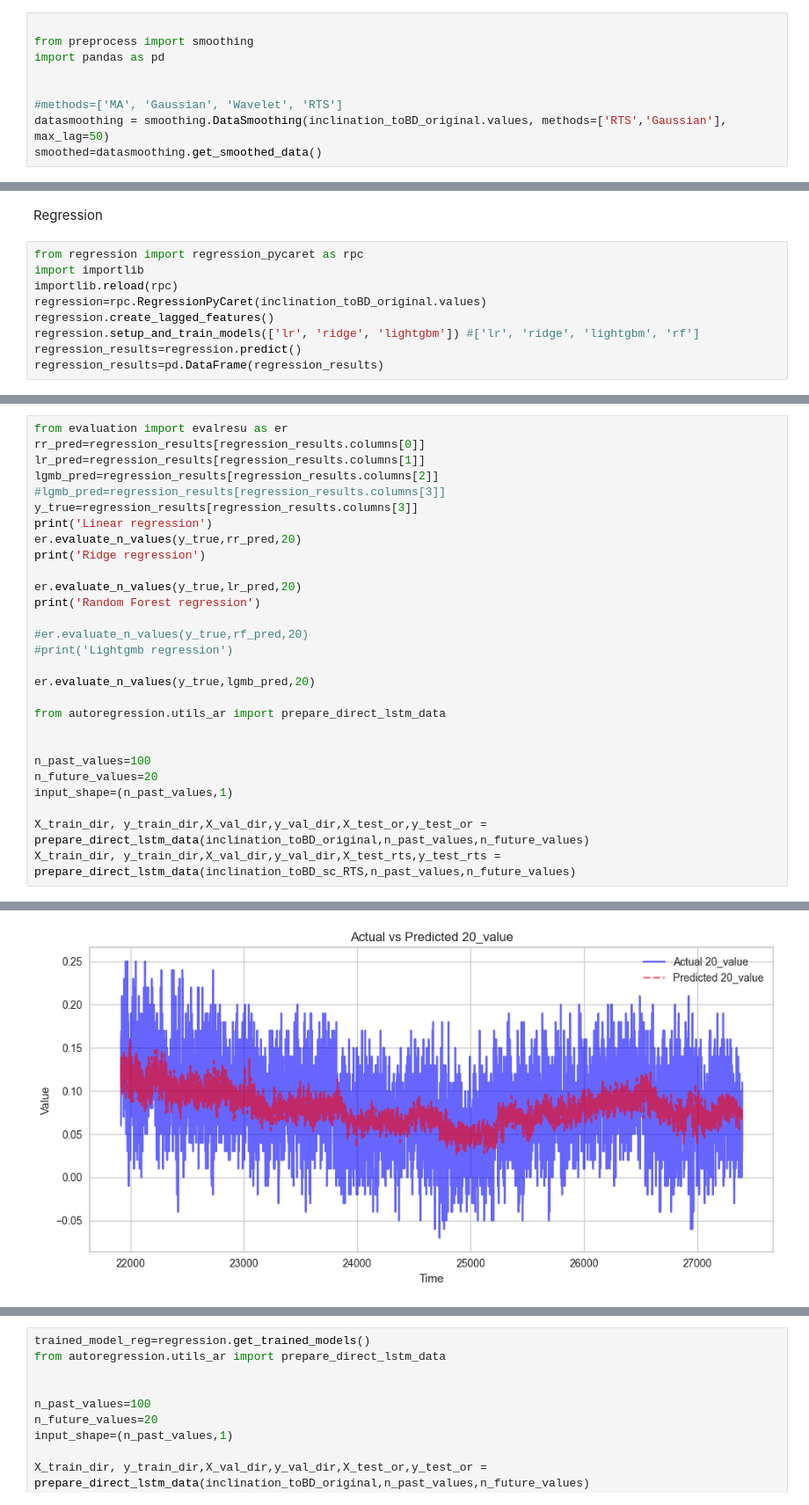
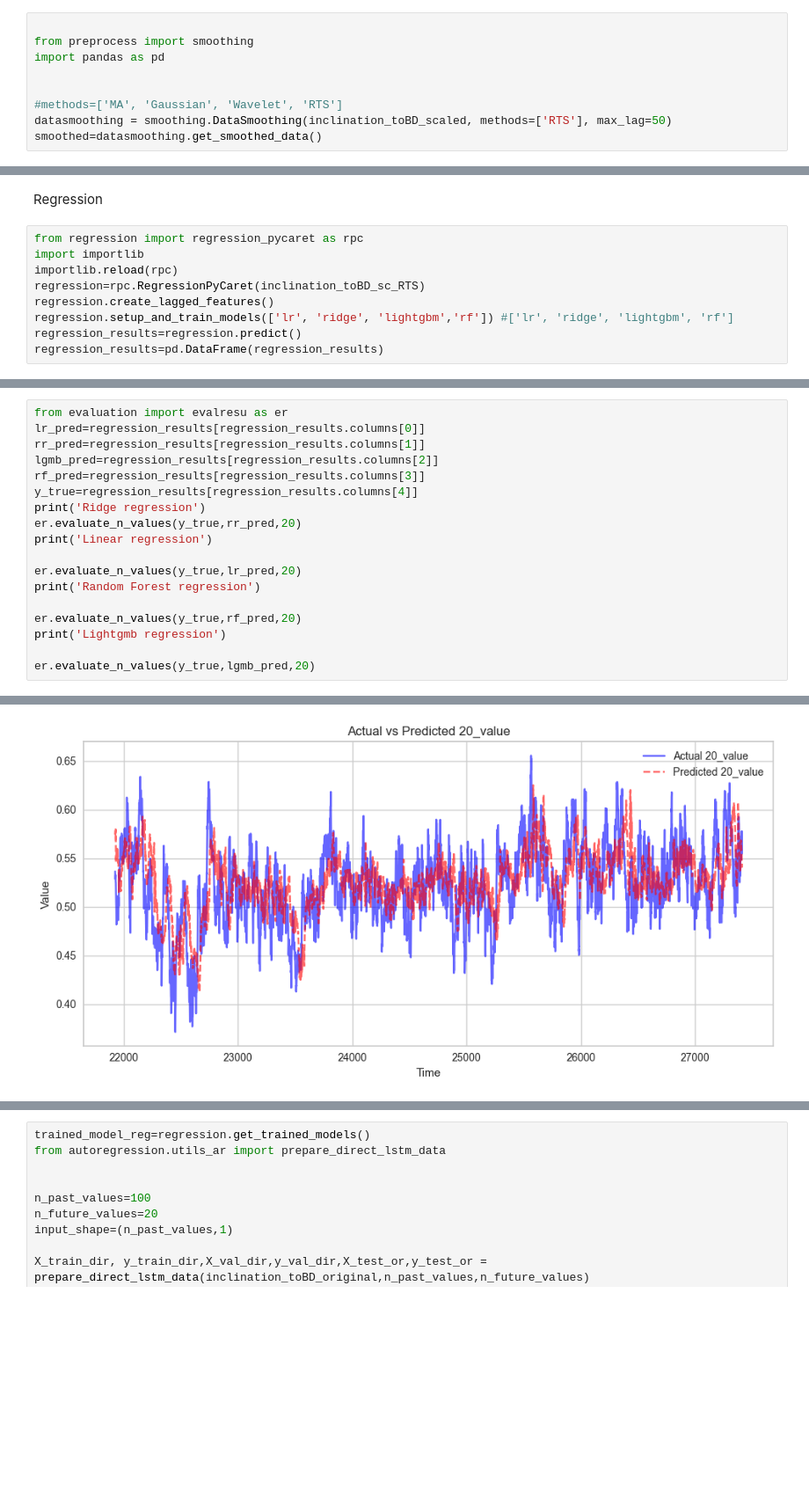
Before and after one commit to SpartanFOU/Thesis-Project, a Jupyter notebook: main.ipynb, the cells around one changed output, grey strips where cells are left out. Shown at 88% size. Drawn from its saved outputs; the diff is of its cells as text; blank space fills up the shorter version.

```diff
--- a/main.ipynb
+++ b/main.ipynb
@@ -174,7 +127,7 @@ import pandas as pd
 
 
 #methods=['MA', 'Gaussian', 'Wavelet', 'RTS']
-datasmoothing = smoothing.DataSmoothing(inclination_toBD_original.values, methods=['RTS','Gaussian'], max_lag=50)
+datasmoothing = smoothing.DataSmoothing(inclination_toBD_scaled, methods=['RTS'], max_lag=50)
 smoothed=datasmoothing.get_smoothed_data()
 # %% [markdown]
 Smoothing tests
@@ -236,9 +170,9 @@ Regression
 from regression import regression_pycaret as rpc
 import importlib
 importlib.reload(rpc)
-regression=rpc.RegressionPyCaret(inclination_toBD_original.values)
+regression=rpc.RegressionPyCaret(inclination_toBD_sc_RTS)
 regression.create_lagged_features()
-regression.setup_and_train_models(['lr', 'ridge', 'lightgbm']) #['lr', 'ridge', 'lightgbm', 'rf']
+regression.setup_and_train_models(['lr', 'ridge', 'lightgbm','rf']) #['lr', 'ridge', 'lightgbm', 'rf']
 regression_results=regression.predict()
 regression_results=pd.DataFrame(regression_results)
 # %% [output]
@@ -271,31 +204,21 @@ plt.plot(scaler.inverse_transform(y_true.values.reshape(-1,1)).flatten())
 # %%
 from evaluation import evalresu as er
-rr_pred=regression_results[regression_results.columns[0]]
-lr_pred=regression_results[regression_results.columns[1]]
+lr_pred=regression_results[regression_results.columns[0]]
+rr_pred=regression_results[regression_results.columns[1]]
 lgmb_pred=regression_results[regression_results.columns[2]]
-#lgmb_pred=regression_results[regression_results.columns[3]]
-y_true=regression_results[regression_results.columns[3]]
+rf_pred=regression_results[regression_results.columns[3]]
+y_true=regression_results[regression_results.columns[4]]
+print('Ridge regression')
+er.evaluate_n_values(y_true,rr_pred,20)
 print('Linear regression')
-er.evaluate_n_values(y_true,rr_pred,20)
-print('Ridge regression')
 
 er.evaluate_n_values(y_true,lr_pred,20)
 print('Random Forest regression')
 
-#er.evaluate_n_values(y_true,rf_pred,20)
-#print('Lightgmb regression')
+er.evaluate_n_values(y_true,rf_pred,20)
+print('Lightgmb regression')
 
 er.evaluate_n_values(y_true,lgmb_pred,20)
-
-from autoregression.utils_ar import prepare_direct_lstm_data
-
-
-n_past_values=100
-n_future_values=20
-input_shape=(n_past_values,1)
-
-X_train_dir, y_train_dir,X_val_dir,y_val_dir,X_test_or,y_test_or = prepare_direct_lstm_data(inclination_toBD_original,n_past_values,n_future_values)
-X_train_dir, y_train_dir,X_val_dir,y_val_dir,X_test_rts,y_test_rts = prepare_direct_lstm_data(inclination_toBD_sc_RTS,n_past_values,n_future_values)
 # %% [output]
 Linear regression
   Metric       Value
@@ -331 +254 @@ Random Forest regression
-[figure, old version]
+[figure, new version]
```
Also changed, not shown: parts of 17 cells of this notebook.
